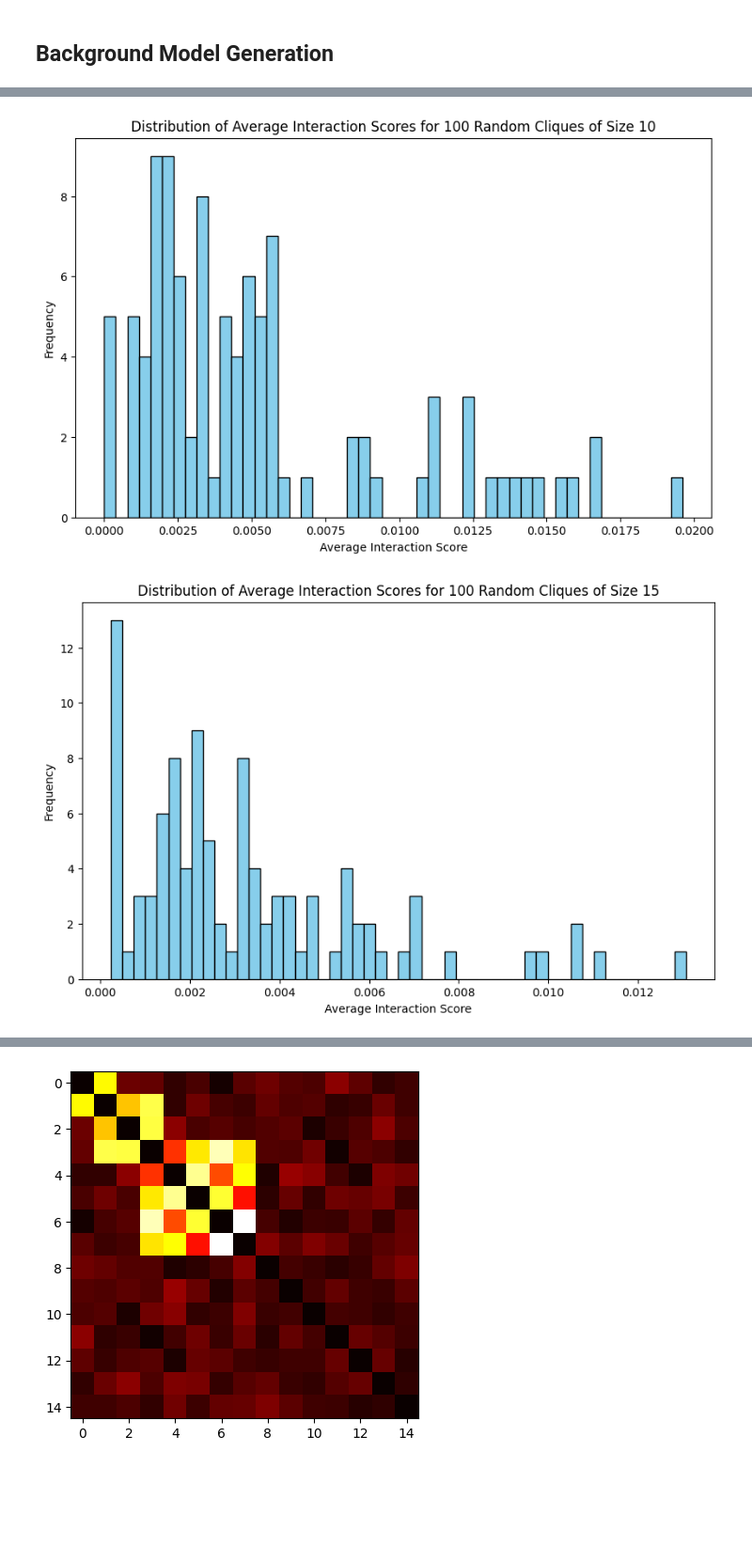
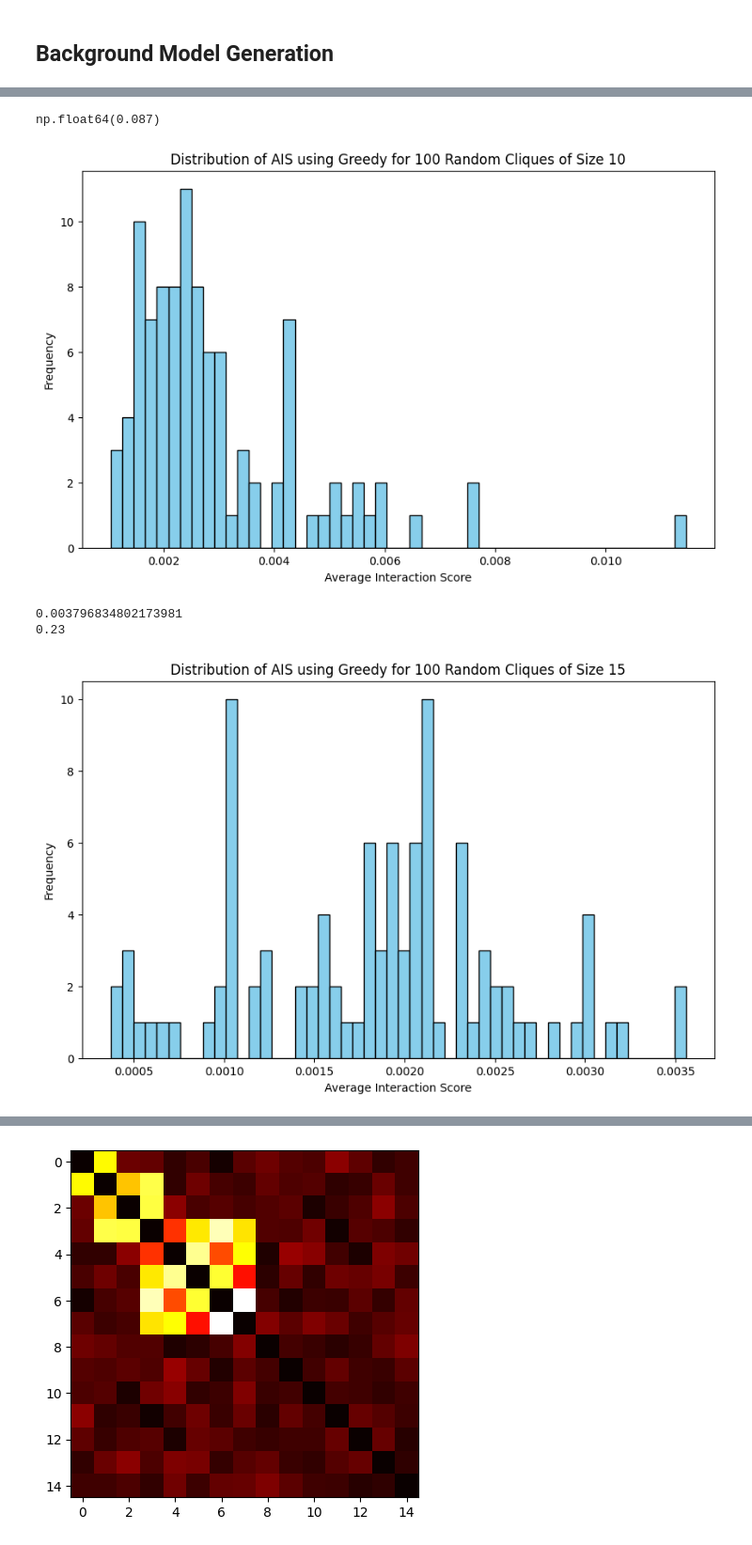
Before and after one commit to ethanoutangoun/chromatin-heart-dev, a Jupyter notebook: scripts/graph_construction.ipynb, the cells around one changed output, grey strips where cells are left out. Shown at 94% size. Drawn from its saved outputs; the diff is of its cells as text; code cells hidden in the pictures; blank space fills up the shorter version.

```diff
--- a/scripts/graph_construction.ipynb
+++ b/scripts/graph_construction.ipynb
@@ -71,8 +44,19 @@ scores = f.create_background_model_greedy(contact_matrix, 4, bin_map, 1000)
+# %%
+f.simple_p_test(score_greedy, bg_greedy_5)
+# %% [output]
+np.float64(0.087)
 # %%
-scores = f.create_background_model_greedy(contact_matrix, 10, bin_map, 100)
+bg_greedy_10 = f.create_background_model_greedy(contact_matrix, 10, bin_map, 100)
 # %% [output]
-[figure, old version]
+[figure, new version]
+# %%
+greedy_score_10 = f.calculate_avg_interaction_strength(contact_matrix, f.find_clique_greedy(contact_matrix, 10, TTN_BIN, bin_map))
+print(greedy_score_10)
+print(f.simple_p_test(greedy_score_10, bg_greedy_10))
+# %% [output]
+0.003796834802173981
+0.23
 # %%
-scores = f.create_background_model_greedy(contact_matrix, 15, bin_map, 100)
+bg_greedy_15 = f.create_background_model_greedy(contact_matrix, 15, bin_map, 100)
 # %% [output]
-[figure, old version]
+[figure, new version]
```
Also changed, not shown: parts of 41 cells of this notebook, 15 other files.
